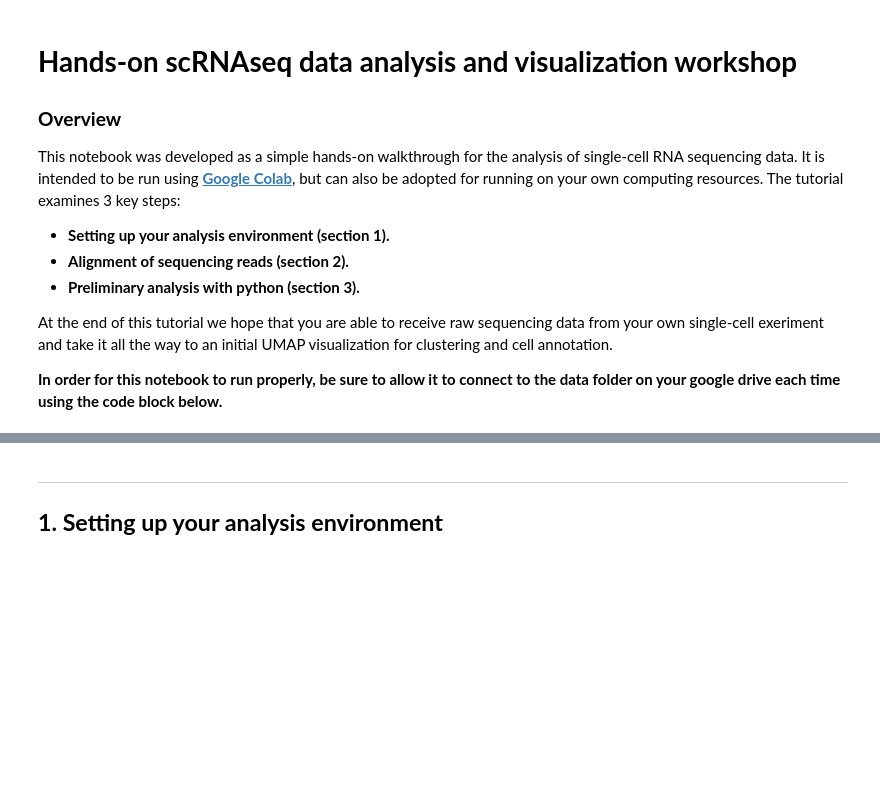
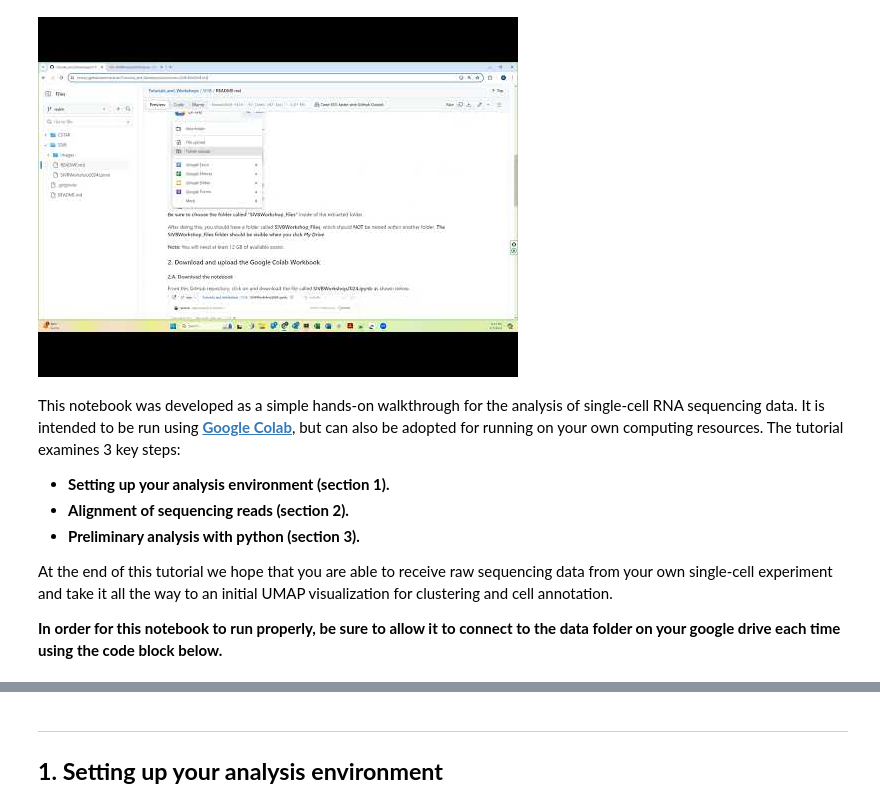
Before and after one commit to naultran/Tutorials_and_Workshops, a Jupyter notebook: SIVB/SIVBWorkshop2024.ipynb, the cells around one changed output, grey strips where cells are left out. Drawn from its saved outputs; the diff is of its cells as text; code cells hidden in the pictures; blank space fills up the shorter version.

Commit message:
added videos

```diff
--- a/SIVB/SIVBWorkshop2024.ipynb
+++ b/SIVB/SIVBWorkshop2024.ipynb
@@ -1,8 +7,9 @@
+# %%
+from IPython.display import YouTubeVideo
+YouTubeVideo('J8U-I2G7XT0', width = 800, height = 400)
+# %% [output]
+[figure, added]
 # %% [markdown]
-# <b>Hands-on scRNAseq data analysis and visualization workshop</b>
-
-### <b>Overview</b>
-
 This notebook was developed as a simple hands-on walkthrough for the analysis
 of single-cell RNA sequencing data. It is intended to be run using <b>[Google Colab](https://colab.research.google.com/)</b>, but can also be adopted for running on your own computing resources. The tutorial examines 3 key steps:
 
@@ -11,7 +18,7 @@ of single-cell RNA sequencing data. It is intended to be run using <b>[Google Co
 - <b>Preliminary analysis with python (section 3).</b>
 
 At the end of this tutorial we hope that you are able to receive raw sequencing
-data from your own single-cell exeriment and take it all the way to an initial UMAP visualization for clustering and cell annotation.
+data from your own single-cell experiment and take it all the way to an initial UMAP visualization for clustering and cell annotation.
 
 <b>In order for this notebook to run properly, be sure to allow it to connect
 to the data folder on your google drive each time using the code block below.</b>
```
Also changed, not shown: parts of 22 cells of this notebook.
